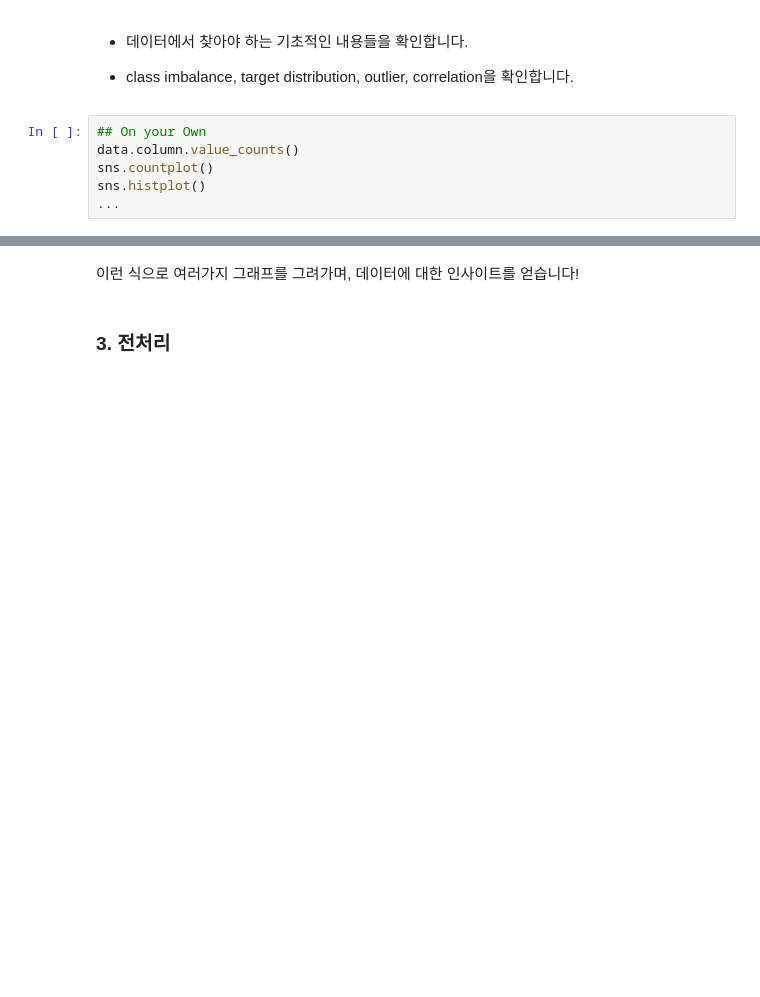
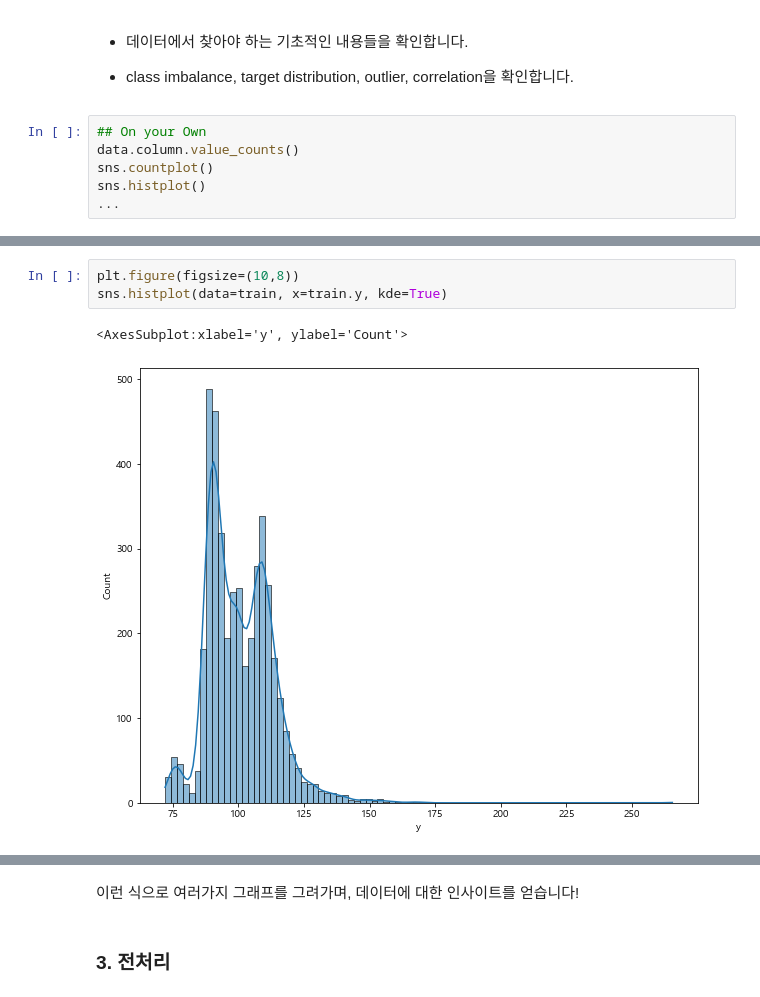
Before and after one commit to LEEHM97/machine-learning-exercises, a Jupyter notebook: 5.벤츠_생산공정 테스트 시간/생산공정 테스트 시간 예측.ipynb, the cells around one changed output, grey strips where cells are left out. Cells and saved outputs as stored; diff of their text form; blank space fills up the shorter version.

```diff
--- a/5.벤츠_생산공정 테스트 시간/생산공정 테스트 시간 예측.ipynb
+++ b/5.벤츠_생산공정 테스트 시간/생산공정 테스트 시간 예측.ipynb
@@ -72,0 +144,6 @@ sns.histplot()
+# %%
+plt.figure(figsize=(10,8))
+sns.histplot(data=train, x=train.y, kde=True)
+# %% [output]
+<AxesSubplot:xlabel='y', ylabel='Count'>
+[figure, added]
```
Also changed, not shown: parts of 27 cells of this notebook.
